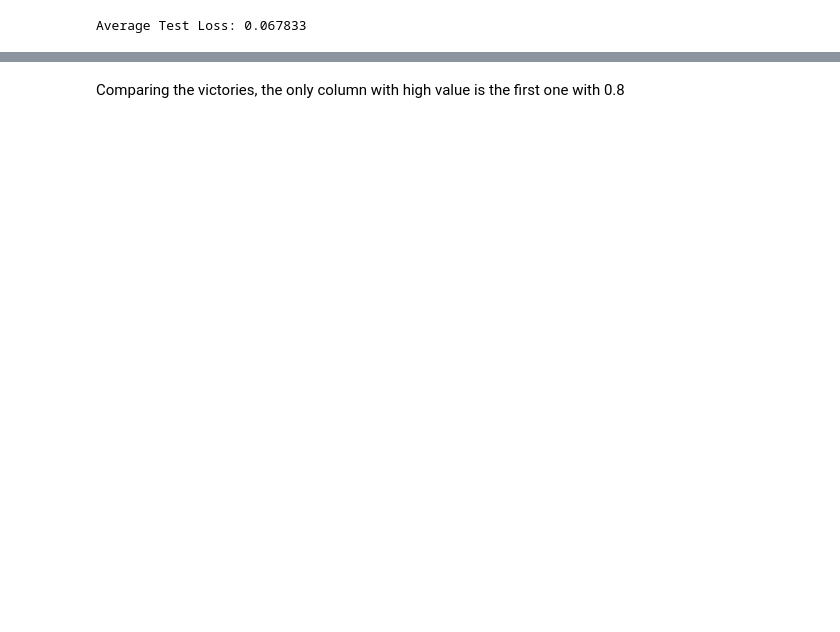
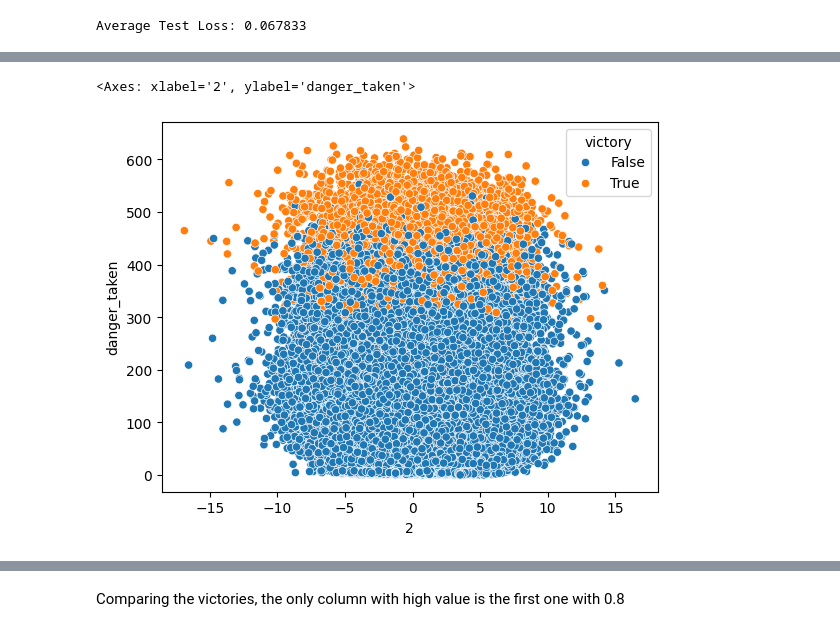
Before and after one commit to snikenbusper/slay-the-spire-defect-card-drafting, a Jupyter notebook: Analysis.ipynb, the cells around one changed output, grey strips where cells are left out. Drawn from its saved outputs; the diff is of its cells as text; code cells hidden in the pictures; blank space fills up the shorter version.

Commit message:
Continue danger_taken analysis

```diff
--- a/Analysis.ipynb
+++ b/Analysis.ipynb
@@ -240,3 +232,5 @@ final_deck_list.head()
+# %%
+final_deck_list["play_id"] = final_deck_list["play_id"].astype('string')
 # %% [markdown]
 # Top cards by danger taken
 # %% [markdown]
@@ -706,6 +700,8 @@ auto_encoded_df.head()
 | 2 | 1.054355 | -2.908097 | 5.932680 | -6.673398 | 6.560136 | -2.739799 | -2.081769 | -1.478217 | 0.769111 | 5.558745 | 2.171542 | ... |
 | 3 | 2.006077 | -8.199965 | 3.225126 | -2.444104 | -3.013624 | -1.055438 | -1.409121 | -0.726684 | -2.427672 | -3.359269 | -1.167726 | ... |
 | 4 | -0.159144 | -6.584949 | -3.611474 | 0.696772 | 1.087081 | -8.086406 | 0.284924 | 3.315037 | -1.941606 | 6.509186 | -2.823087 | ... |
+# %%
+auto_encoded_df["play_id"] = auto_encoded_df["play_id"].astype('string')
 # %%
 loss_fn = nn.MSELoss()
 losses  = []
@@ -743,0 +740,3 @@ Most the actual pearson correlation are also close to 0, with only 3 columns bei
+# %%
+tmp = auto_encoded_df[[2, "play_id", "danger_taken", "victory"]].merge(final_deck_list, on ="play_id")
+tmp.head()
@@ -743,0 +750,5 @@ Most the actual pearson correlation are also close to 0, with only 3 columns bei
+# %%
+sns.scatterplot(tmp, x = 2, y ="danger_taken", hue = "victory")
+# %% [output]
+<Axes: xlabel='2', ylabel='danger_taken'>
+[figure, added]
```
Also changed, not shown: parts of 10 cells of this notebook.
